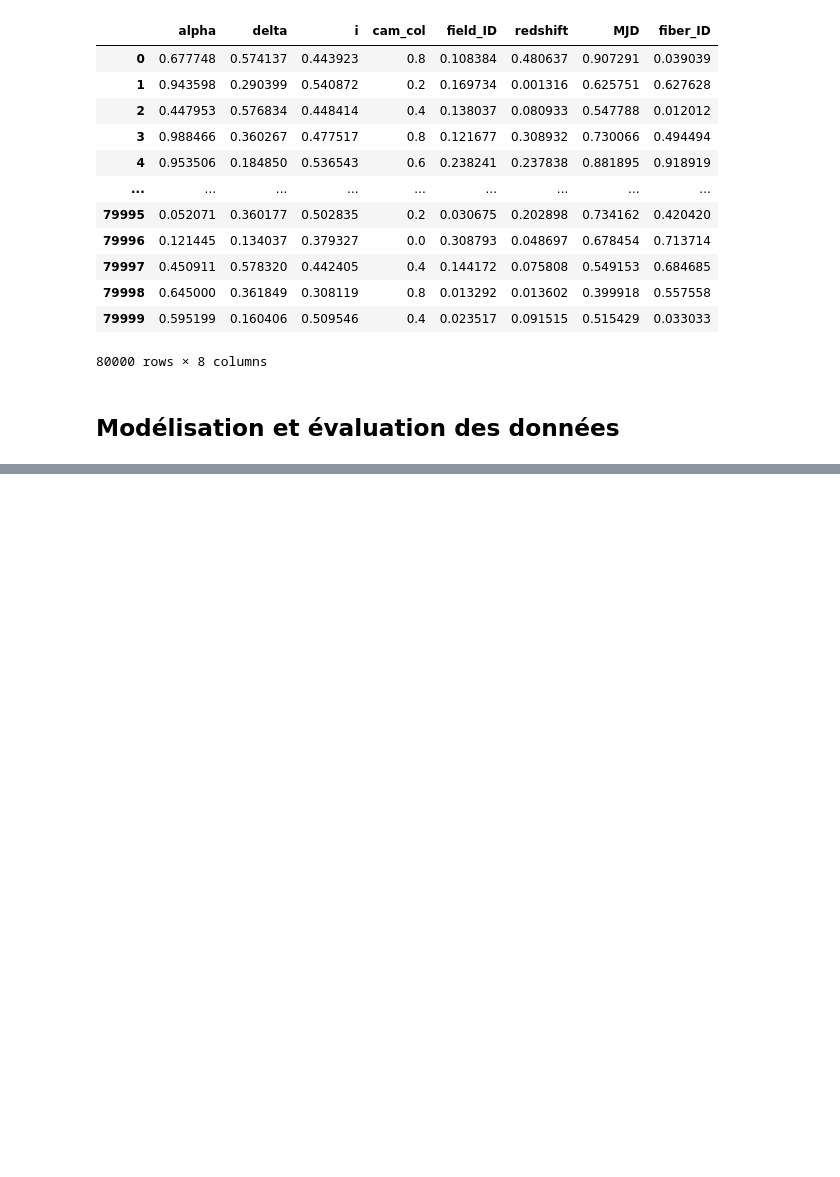
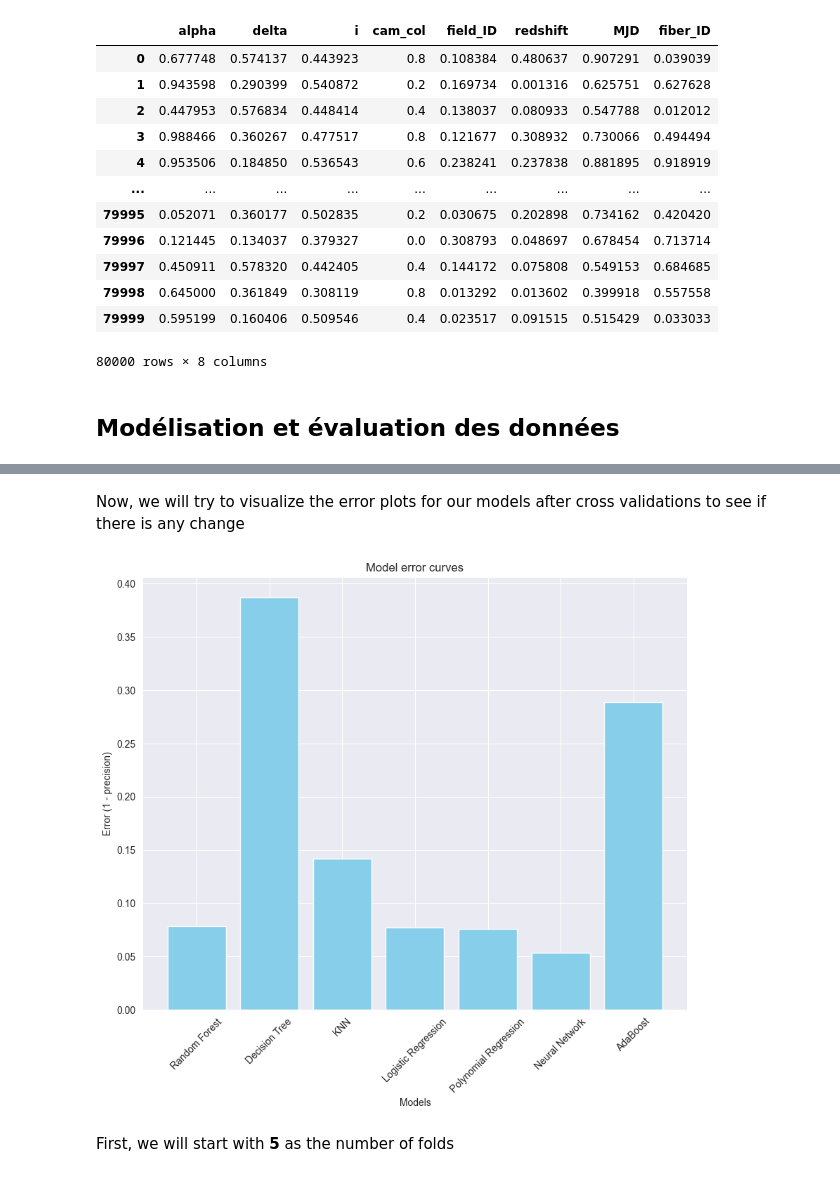
Before and after one commit to theOneOps/first-project-ML-supervised-learning, a Jupyter notebook: visualising_preprocessing.ipynb, the cells around one changed output, grey strips where cells are left out. Saved outputs shown, nothing was run; the diff lists cells and outputs as text; code cells hidden in the pictures; blank space fills up the shorter version.

```diff
--- a/visualising_preprocessing.ipynb
+++ b/visualising_preprocessing.ipynb
@@ -424,0 +515,3 @@ X_train_normalized
+# %%
+number_of_folds = 3
+training_instance.train_all_models_with_cv(number_of_folds)
@@ -424,0 +564,9 @@ X_train_normalized
+# %% [markdown]
+Now, we will try to visualize the error plots for our models after cross
+validations to see if there is any change
+# %%
+training_instance.plot_error_curves()
+# %% [output]
+[figure, added]
+# %% [markdown]
+First, we will start with **5** as the number of folds
```
Also changed, not shown: parts of 29 cells of this notebook, 10 other files.
